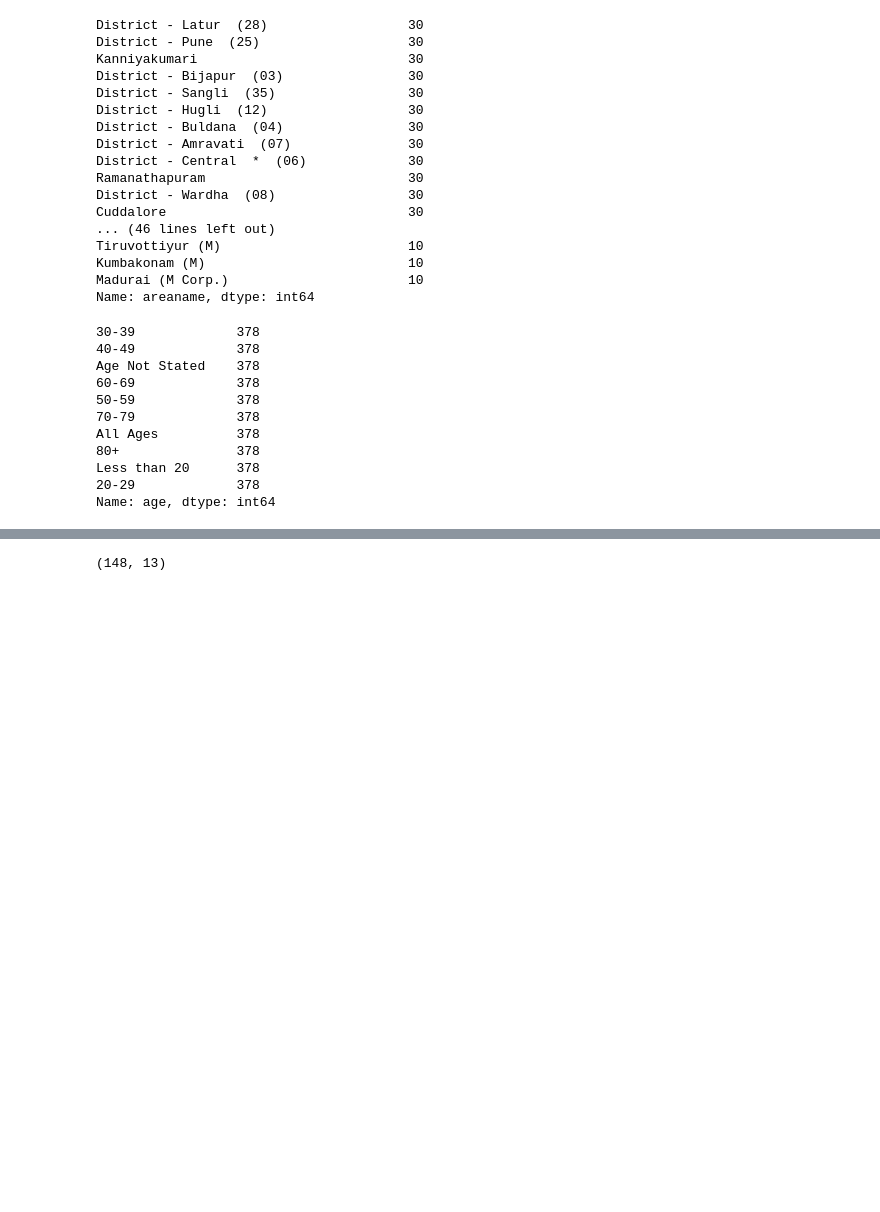
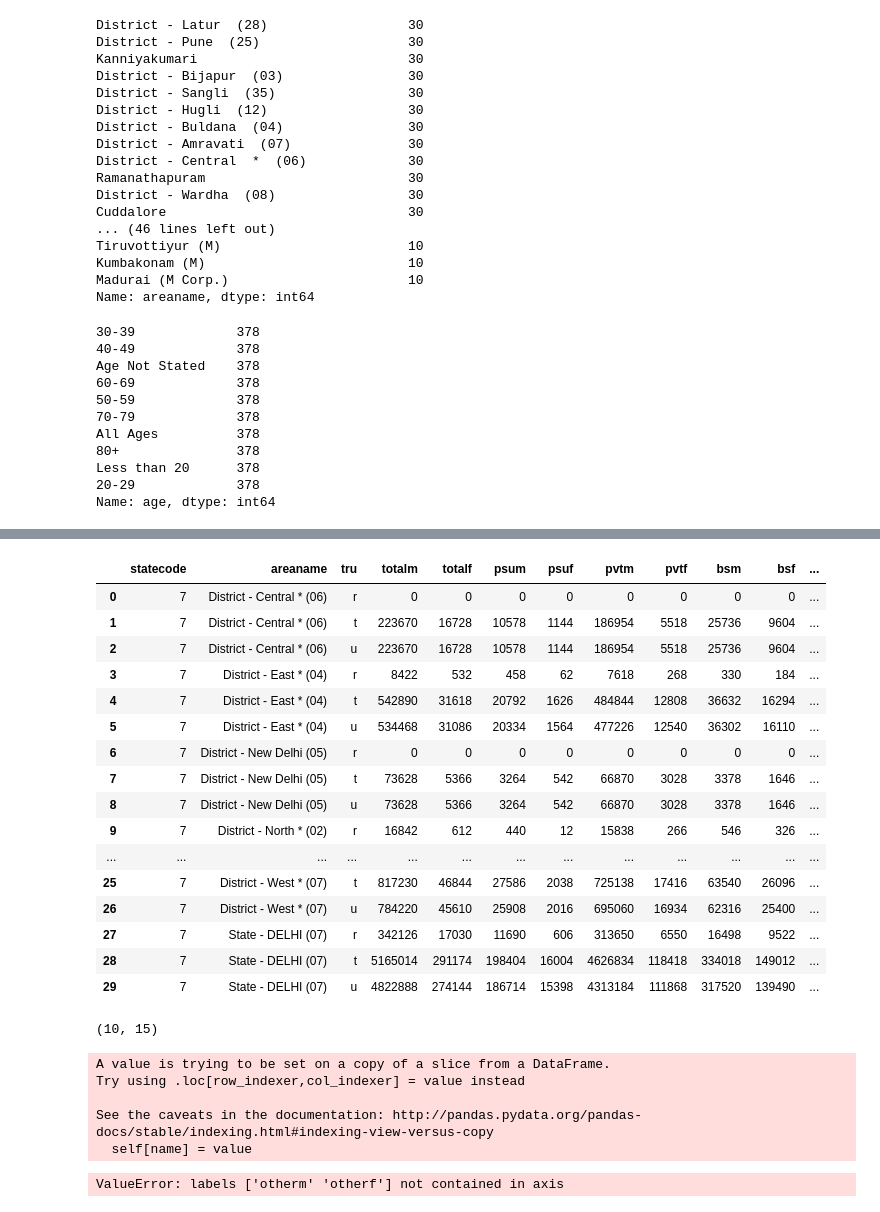
Before and after one commit to architumrao11/Alankan-Data-Set, a Jupyter notebook: Alankan Case Study.ipynb, the cells around one changed output, grey strips where cells are left out. Cells and saved outputs as stored; diff of their text form; code cells hidden in the pictures; blank space fills up the shorter version.

```diff
--- a/Alankan Case Study.ipynb
+++ b/Alankan Case Study.ipynb
@@ -403,8 +417,4 @@ df.head()
 # %%
-total_df = df.groupby('areaname')[['totalm', 'totalf',
+sat=df.groupby(["statecode",'areaname',"tru"])[['totalm', 'totalf',
        'psum', 'psuf', 'pvtm', 'pvtf', 'bsm', 'bsf', '0m', '0f', 'otherm',
        'otherf']].sum().reset_index()
-# %%
-total_df.shape
-# %% [output]
-(148, 13)
@@ -410,0 +427,37 @@ total_df.shape
+# %%
+sat_d
+# %% [output]
+|  | statecode | areaname | tru | totalm | totalf | psum | psuf | pvtm | pvtf | bsm | bsf | ... |
+| 0 | 7 | District - Central * (06) | r | 0 | 0 | 0 | 0 | 0 | 0 | 0 | 0 | ... |
+| 1 | 7 | District - Central * (06) | t | 223670 | 16728 | 10578 | 1144 | 186954 | 5518 | 25736 | 9604 | ... |
+| 2 | 7 | District - Central * (06) | u | 223670 | 16728 | 10578 | 1144 | 186954 | 5518 | 25736 | 9604 | ... |
+| 3 | 7 | District - East * (04) | r | 8422 | 532 | 458 | 62 | 7618 | 268 | 330 | 184 | ... |
+| 4 | 7 | District - East * (04) | t | 542890 | 31618 | 20792 | 1626 | 484844 | 12808 | 36632 | 16294 | ... |
+| 5 | 7 | District - East * (04) | u | 534468 | 31086 | 20334 | 1564 | 477226 | 12540 | 36302 | 16110 | ... |
+| 6 | 7 | District - New Delhi (05) | r | 0 | 0 | 0 | 0 | 0 | 0 | 0 | 0 | ... |
+| 7 | 7 | District - New Delhi (05) | t | 73628 | 5366 | 3264 | 542 | 66870 | 3028 | 3378 | 1646 | ... |
+| 8 | 7 | District - New Delhi (05) | u | 73628 | 5366 | 3264 | 542 | 66870 | 3028 | 3378 | 1646 | ... |
+| 9 | 7 | District - North * (02) | r | 16842 | 612 | 440 | 12 | 15838 | 266 | 546 | 326 | ... |
+| ... | ... | ... | ... | ... | ... | ... | ... | ... | ... | ... | ... | ... |
+| 25 | 7 | District - West * (07) | t | 817230 | 46844 | 27586 | 2038 | 725138 | 17416 | 63540 | 26096 | ... |
+| 26 | 7 | District - West * (07) | u | 784220 | 45610 | 25908 | 2016 | 695060 | 16934 | 62316 | 25400 | ... |
+| 27 | 7 | State - DELHI (07) | r | 342126 | 17030 | 11690 | 606 | 313650 | 6550 | 16498 | 9522 | ... |
+| 28 | 7 | State - DELHI (07) | t | 5165014 | 291174 | 198404 | 16004 | 4626834 | 118418 | 334018 | 149012 | ... |
+| 29 | 7 | State - DELHI (07) | u | 4822888 | 274144 | 186714 | 15398 | 4313184 | 111868 | 317520 | 139490 | ... |
+# %%
+sat_d_t=sat_d[sat_d.tru=="t"]
+sat_d_t.shape
+# %% [output]
+(10, 15)
+# %%
+sat_d_t.areaname=sat_d_t.areaname.map({' Central':'Central', ' East':'East',' New Delhi':'New Delhi', ' North':'North', ' North East':'North East',' North West':'North West', ' South': 'South', ' South West':'South West', ' West':'West'})
+# %% [output]
+A value is trying to be set on a copy of a slice from a DataFrame.
+Try using .loc[row_indexer,col_indexer] = value instead
+
+See the caveats in the documentation: http://pandas.pydata.org/pandas-docs/stable/indexing.html#indexing-view-versus-copy
+  self[name] = value
+# %%
+sat_d_t.drop(["otherm","otherf"],axis=1,inplace=True)
+# %% [output]
+ValueError: labels ['otherm' 'otherf'] not contained in axis
```
Also changed, not shown: parts of 23 cells of this notebook.
